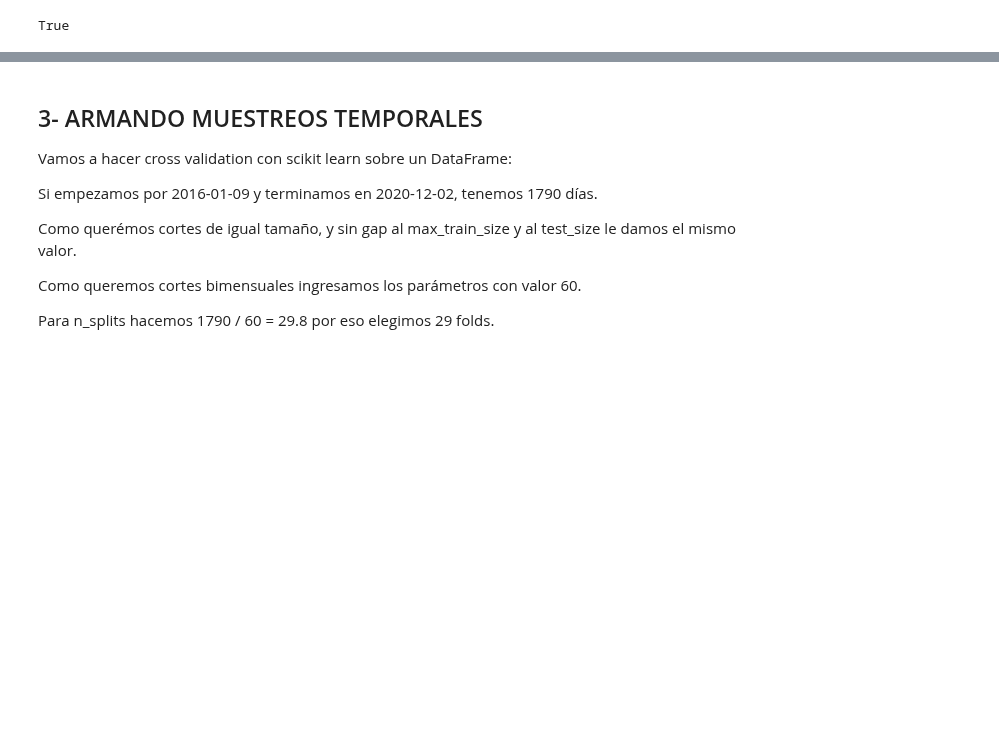
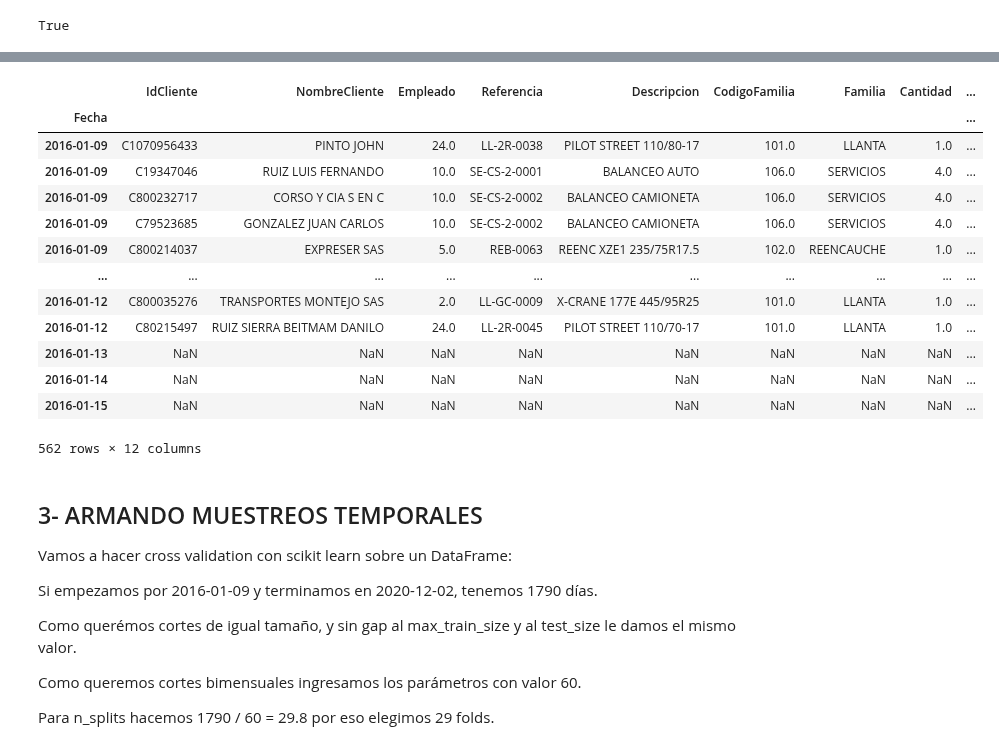
Before and after one commit to jackonedev/timeseries-project, a Jupyter notebook: data-science.ipynb, the cells around one changed output, grey strips where cells are left out. Drawn from its saved outputs; the diff is of its cells as text; code cells hidden in the pictures; blank space fills up the shorter version.

```diff
--- a/data-science.ipynb
+++ b/data-science.ipynb
@@ -116,0 +117,13 @@ cotizacion
+# %%
+cotizacion.sort_index(ascending=True, inplace=True)
+# %%
+# Acá quiero separa el periodo que corresponde al dataset que estoy trabajando. con min max en el indice
+cotizacion = cotizacion[data.index.min(): data.index.max()]
+
+# Acá voy a tomar un criterio de unificación de valores
+# el indice marca el limite final de las fechas que engloba hacia atras
+# el valor que se toma es el valor de apertura
+
+cotizacion.loc[:, "COP/USD"] = cotizacion['1. open']
+cotizacion = cotizacion["COP/USD"].to_frame()
+cotizacion
@@ -117,11 +144,36 @@ cotizacion
 # %%
-# Acá quiero separa el periodo que corresponde al dataset que estoy trabajando. con min max en el indice
+# Acá quiero subdividir el dataset original, en función de los datos del dataset obtenido
+# for i in range(len(cotizacion)):
+#     if i == 0:
+#         continue
 
-# Acá quiero subdividir el dataset original, en función de los datos del dataset obtenido
+#     display (data.loc[cotizacion.index[i]:cotizacion.index[i-1]])
+
+#     if i == 3:
+#         break
+
+cotizacion.index[0]
+cotizacion.index[0]
+data[:cotizacion.index[0]]
 
 # Acá quiero crear una columna en el dataset original con la cotización del dolar durante esa fecha
 
 # Acá quiero crear otra columna que sea el valor de las ventas expresados en usd
+# %% [output]
+|  | IdCliente | NombreCliente | Empleado | Referencia | Descripcion | CodigoFamilia | Familia | Cantidad | ... |
+| Fecha |  |  |  |  |  |  |  |  | ... |
+| 2016-01-09 | C1070956433 | PINTO JOHN | 24.0 | LL-2R-0038 | PILOT STREET 110/80-17 | 101.0 | LLANTA | 1.0 | ... |
+| 2016-01-09 | C19347046 | RUIZ LUIS FERNANDO | 10.0 | SE-CS-2-0001 | BALANCEO AUTO | 106.0 | SERVICIOS | 4.0 | ... |
+| 2016-01-09 | C800232717 | CORSO Y CIA S EN C | 10.0 | SE-CS-2-0002 | BALANCEO CAMIONETA | 106.0 | SERVICIOS | 4.0 | ... |
+| 2016-01-09 | C79523685 | GONZALEZ JUAN CARLOS | 10.0 | SE-CS-2-0002 | BALANCEO CAMIONETA | 106.0 | SERVICIOS | 4.0 | ... |
+| 2016-01-09 | C800214037 | EXPRESER SAS | 5.0 | REB-0063 | REENC XZE1 235/75R17.5 | 102.0 | REENCAUCHE | 1.0 | ... |
+| ... | ... | ... | ... | ... | ... | ... | ... | ... | ... |
+| 2016-01-12 | C800035276 | TRANSPORTES MONTEJO SAS | 2.0 | LL-GC-0009 | X-CRANE 177E 445/95R25 | 101.0 | LLANTA | 1.0 | ... |
+| 2016-01-12 | C80215497 | RUIZ SIERRA BEITMAM DANILO | 24.0 | LL-2R-0045 | PILOT STREET 110/70-17 | 101.0 | LLANTA | 1.0 | ... |
+| 2016-01-13 | NaN | NaN | NaN | NaN | NaN | NaN | NaN | NaN | ... |
+| 2016-01-14 | NaN | NaN | NaN | NaN | NaN | NaN | NaN | NaN | ... |
+| 2016-01-15 | NaN | NaN | NaN | NaN | NaN | NaN | NaN | NaN | ... |
+562 rows × 12 columns
 # %% [markdown]
 ## 3- ARMANDO MUESTREOS TEMPORALES
 
```
Also changed, not shown: parts of 5 cells of this notebook, 1 other file.
